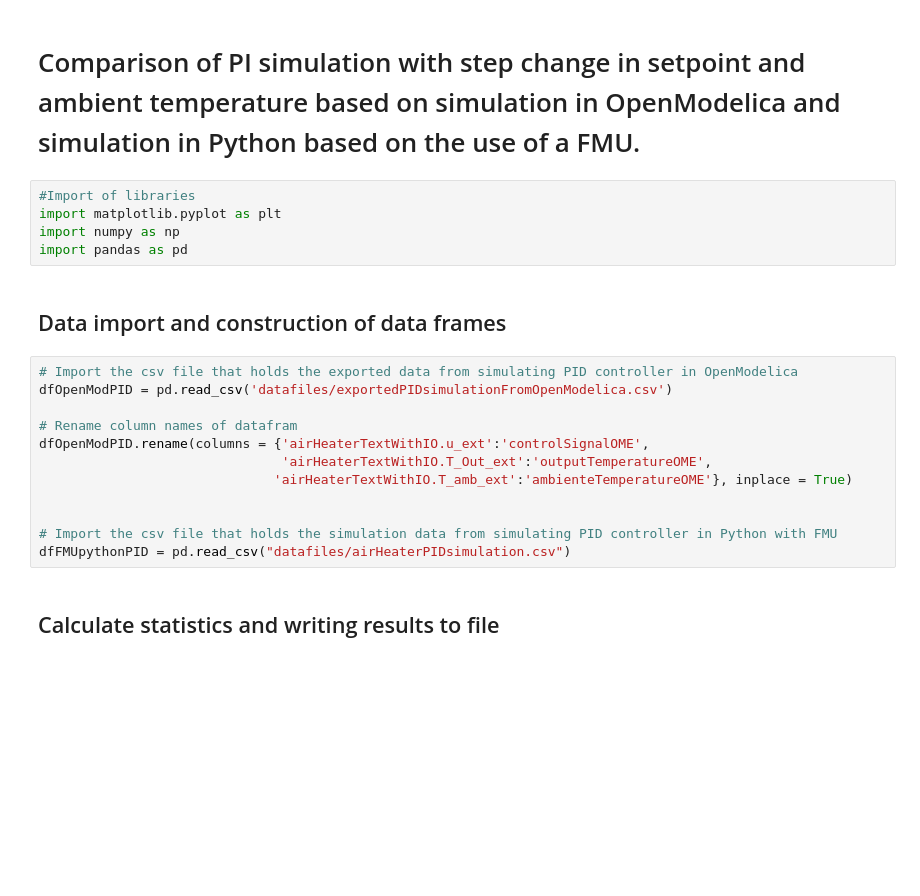
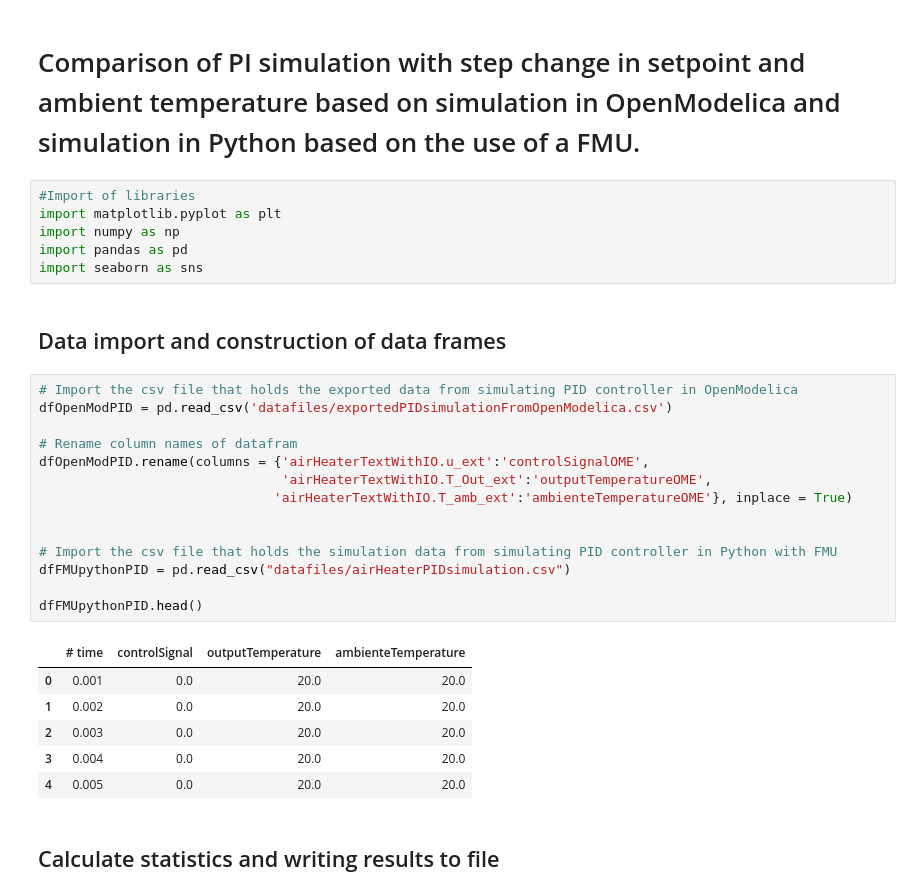
Before and after one commit to cmbNor/Advanced-Control-Implementation-with-Modelica, a Jupyter notebook: PythonSourceCode/AirHeaterFMUWithPID/2-AirHeaterFMUtoPIDevaluation.ipynb, the cells around one changed output. Drawn from its saved outputs; the diff is of its cells as text; blank space fills up the shorter version.

```diff
--- a/PythonSourceCode/AirHeaterFMUWithPID/2-AirHeaterFMUtoPIDevaluation.ipynb
+++ b/PythonSourceCode/AirHeaterFMUWithPID/2-AirHeaterFMUtoPIDevaluation.ipynb
@@ -5,20 +5,30 @@
 import matplotlib.pyplot as plt
 import numpy as np
 import pandas as pd
+import seaborn as sns
 # %% [markdown]
 ## Data import and construction of data frames
 # %%
 # Import the csv file that holds the exported data from simulating PID controller in OpenModelica
 dfOpenModPID = pd.read_csv('datafiles/exportedPIDsimulationFromOpenModelica.csv')
 
 # Rename column names of datafram
 dfOpenModPID.rename(columns = {'airHeaterTextWithIO.u_ext':'controlSignalOME',
                                'airHeaterTextWithIO.T_Out_ext':'outputTemperatureOME',
                               'airHeaterTextWithIO.T_amb_ext':'ambienteTemperatureOME'}, inplace = True)
 
 
 # Import the csv file that holds the simulation data from simulating PID controller in Python with FMU
 dfFMUpythonPID = pd.read_csv("datafiles/airHeaterPIDsimulation.csv")
+
+dfFMUpythonPID.head()
+# %% [output]
+|  | # time | controlSignal | outputTemperature | ambienteTemperature |
+| 0 | 0.001 | 0.0 | 20.0 | 20.0 |
+| 1 | 0.002 | 0.0 | 20.0 | 20.0 |
+| 2 | 0.003 | 0.0 | 20.0 | 20.0 |
+| 3 | 0.004 | 0.0 | 20.0 | 20.0 |
+| 4 | 0.005 | 0.0 | 20.0 | 20.0 |
 # %% [markdown]
 ## Calculate statistics and writing results to file
 # %%
```
Also changed, not shown: parts of 2 cells of this notebook, 1 other file.
